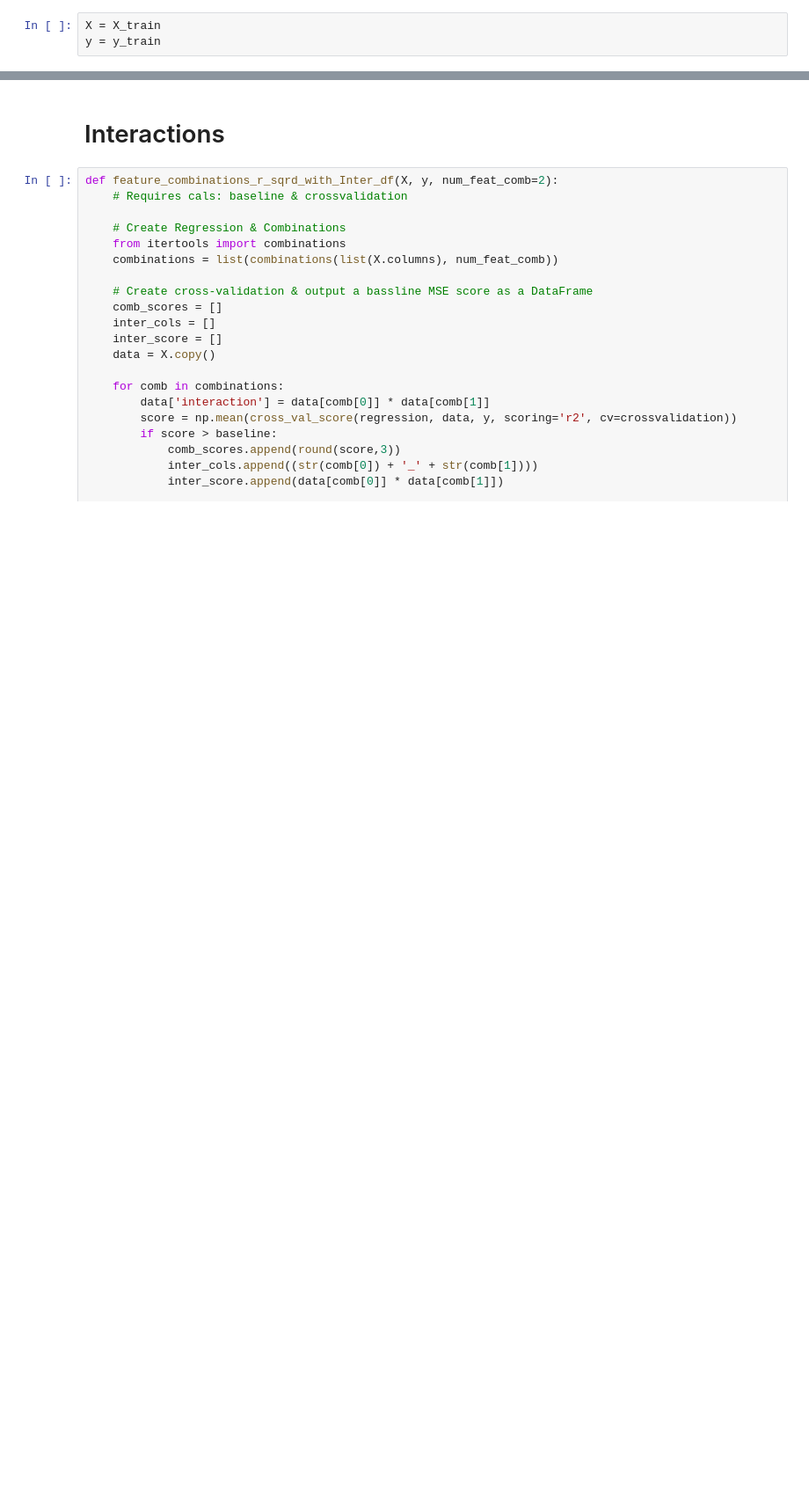
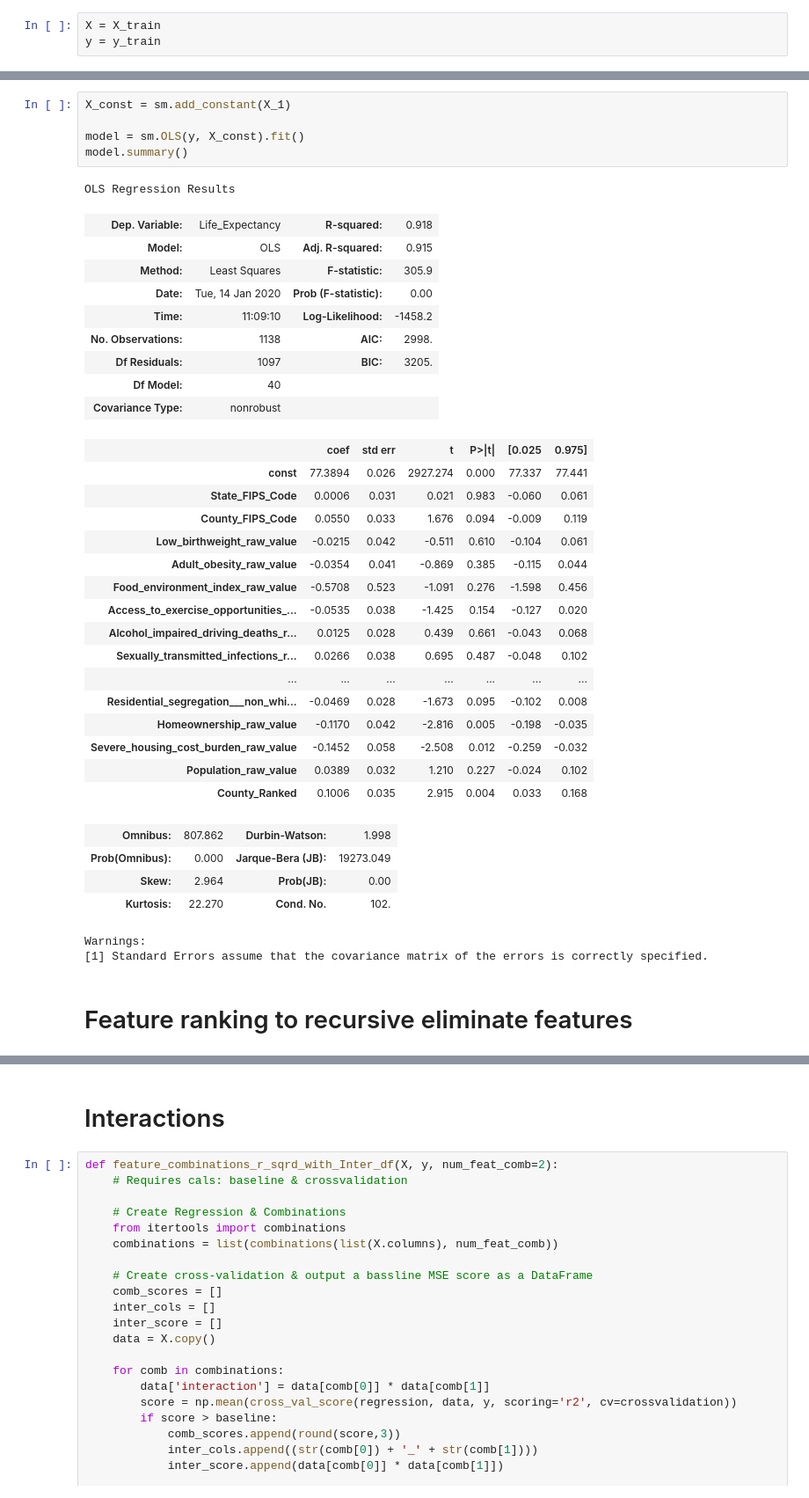
Before and after one commit to Matt-Newton998/Life_Expectancy-Mod04_Project, a Jupyter notebook: Modelling_Matt.ipynb, the cells around one changed output, grey strips where cells are left out. Shown at 88% size. Saved outputs shown, nothing was run; the diff lists cells and outputs as text; blank space fills up the shorter version.

```diff
--- a/Modelling_Matt.ipynb
+++ b/Modelling_Matt.ipynb
@@ -142,0 +176,40 @@ Inital R^2 0.9008491607675415
+# %%
+X_const = sm.add_constant(X_1)
+
+model = sm.OLS(y, X_const).fit()
+model.summary()
+# %% [output]
+OLS Regression Results
+| Dep. Variable: | Life_Expectancy | R-squared: | 0.918 |
+| Model: | OLS | Adj. R-squared: | 0.915 |
+| Method: | Least Squares | F-statistic: | 305.9 |
+| Date: | Tue, 14 Jan 2020 | Prob (F-statistic): | 0.00 |
+| Time: | 11:09:10 | Log-Likelihood: | -1458.2 |
+| No. Observations: | 1138 | AIC: | 2998. |
+| Df Residuals: | 1097 | BIC: | 3205. |
+| Df Model: | 40 |  |  |
+| Covariance Type: | nonrobust |  |  |
+|  | coef | std err | t | P>|t| | [0.025 | 0.975] |
+| const | 77.3894 | 0.026 | 2927.274 | 0.000 | 77.337 | 77.441 |
+| State_FIPS_Code | 0.0006 | 0.031 | 0.021 | 0.983 | -0.060 | 0.061 |
+| County_FIPS_Code | 0.0550 | 0.033 | 1.676 | 0.094 | -0.009 | 0.119 |
+| Low_birthweight_raw_value | -0.0215 | 0.042 | -0.511 | 0.610 | -0.104 | 0.061 |
+| Adult_obesity_raw_value | -0.0354 | 0.041 | -0.869 | 0.385 | -0.115 | 0.044 |
+| Food_environment_index_raw_value | -0.5708 | 0.523 | -1.091 | 0.276 | -1.598 | 0.456 |
+| Access_to_exercise_opportunities_... | -0.0535 | 0.038 | -1.425 | 0.154 | -0.127 | 0.020 |
+| Alcohol_impaired_driving_deaths_r... | 0.0125 | 0.028 | 0.439 | 0.661 | -0.043 | 0.068 |
+| Sexually_transmitted_infections_r... | 0.0266 | 0.038 | 0.695 | 0.487 | -0.048 | 0.102 |
+| ... | ... | ... | ... | ... | ... | ... |
+| Residential_segregation___non_whi... | -0.0469 | 0.028 | -1.673 | 0.095 | -0.102 | 0.008 |
+| Homeownership_raw_value | -0.1170 | 0.042 | -2.816 | 0.005 | -0.198 | -0.035 |
+| Severe_housing_cost_burden_raw_value | -0.1452 | 0.058 | -2.508 | 0.012 | -0.259 | -0.032 |
+| Population_raw_value | 0.0389 | 0.032 | 1.210 | 0.227 | -0.024 | 0.102 |
+| County_Ranked | 0.1006 | 0.035 | 2.915 | 0.004 | 0.033 | 0.168 |
+| Omnibus: | 807.862 | Durbin-Watson: | 1.998 |
+| Prob(Omnibus): | 0.000 | Jarque-Bera (JB): | 19273.049 |
+| Skew: | 2.964 | Prob(JB): | 0.00 |
+| Kurtosis: | 22.270 | Cond. No. | 102. |
+Warnings:
+[1] Standard Errors assume that the covariance matrix of the errors is correctly specified.
+# %% [markdown]
+# Feature ranking to recursive eliminate features
```
Also changed, not shown: parts of 36 cells of this notebook.
